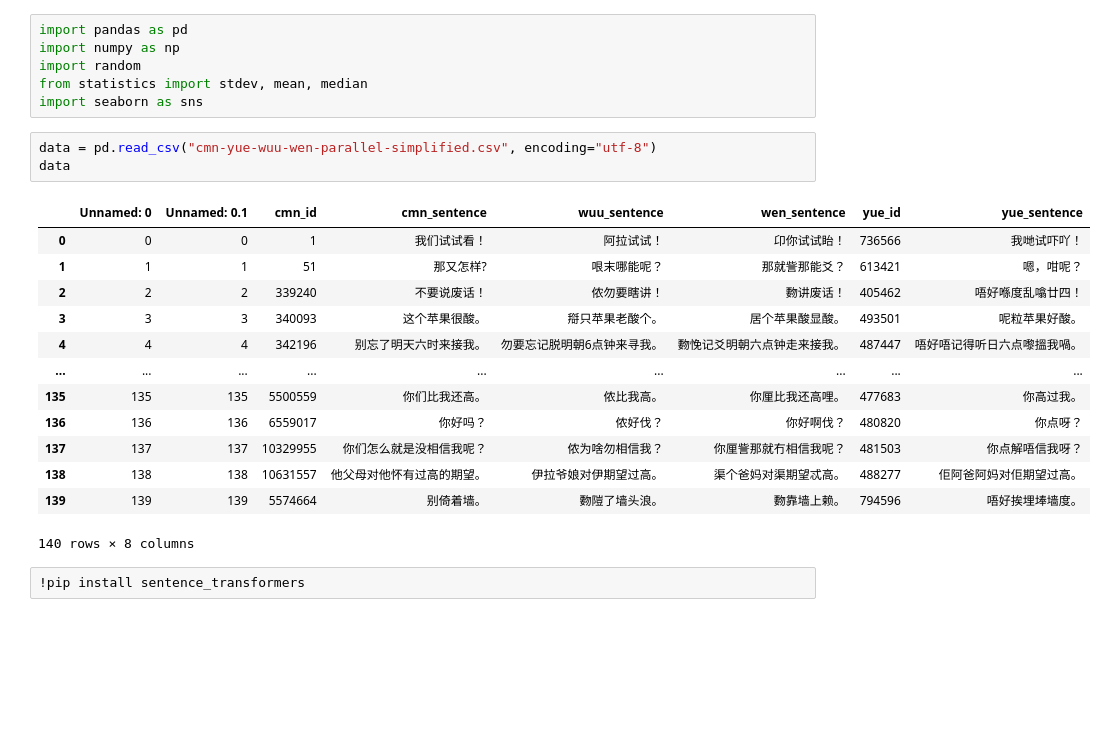
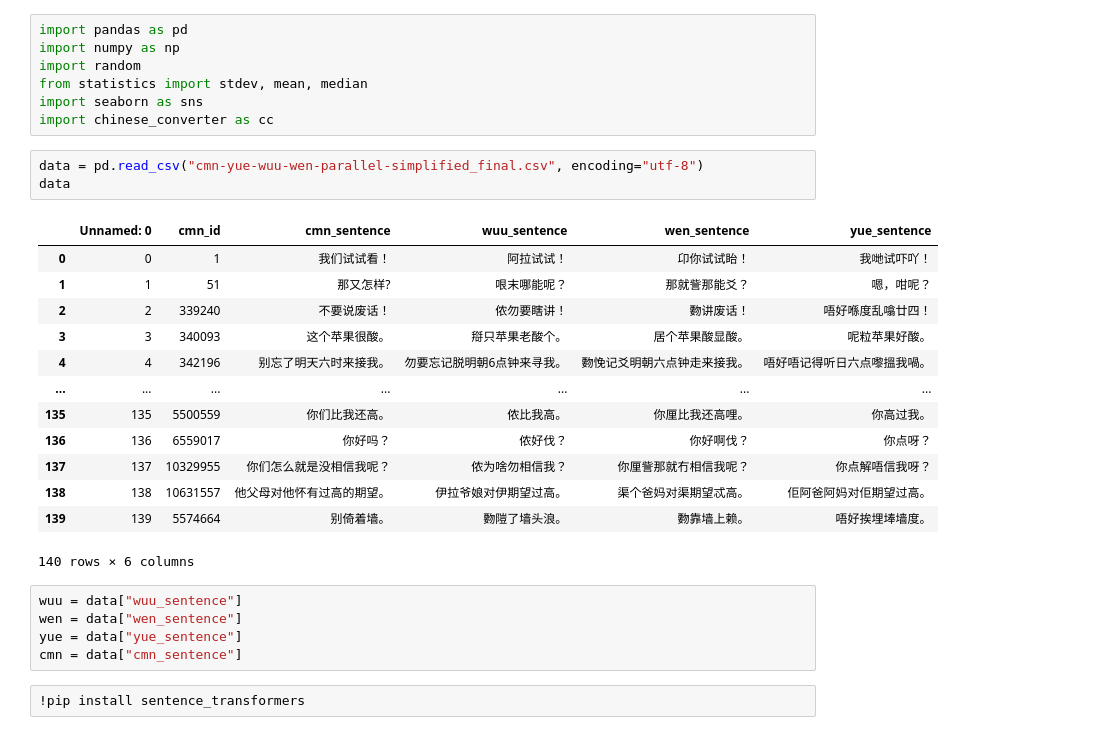
Before and after one commit to lizawang/Investigate-the-relationships-among-four-Chinese-dialects-using-string-similarity-methods, a Jupyter notebook: sentence transformer/Thesis_semanticEmbedding.ipynb, the cells around one changed output. Cells and saved outputs as stored; diff of their text form; blank space fills up the shorter version.

```diff
--- a/sentence transformer/Thesis_semanticEmbedding.ipynb
+++ b/sentence transformer/Thesis_semanticEmbedding.ipynb
@@ -19,23 +20,29 @@ import numpy as np
 import random
 from statistics import stdev, mean, median
 import seaborn as sns
+import chinese_converter as cc
 # %%
-data = pd.read_csv("cmn-yue-wuu-wen-parallel-simplified.csv", encoding="utf-8")
+data = pd.read_csv("cmn-yue-wuu-wen-parallel-simplified_final.csv", encoding="utf-8")
 data
 # %% [output]
-|  | Unnamed: 0 | Unnamed: 0.1 | cmn_id | cmn_sentence | wuu_sentence | wen_sentence | yue_id | yue_sentence |
-| 0 | 0 | 0 | 1 | 我们试试看！ | 阿拉试试！ | 卬你试试眙！ | 736566 | 我哋试吓吖！ |
-| 1 | 1 | 1 | 51 | 那又怎样? | 哏末哪能呢？ | 那就訾那能爻？ | 613421 | 嗯，咁呢？ |
-| 2 | 2 | 2 | 339240 | 不要说废话！ | 侬勿要瞎讲！ | 覅讲废话！ | 405462 | 唔好喺度乱噏廿四！ |
-| 3 | 3 | 3 | 340093 | 这个苹果很酸。 | 搿只苹果老酸个。 | 居个苹果酸显酸。 | 493501 | 呢粒苹果好酸。 |
-| 4 | 4 | 4 | 342196 | 别忘了明天六时来接我。 | 勿要忘记脱明朝6点钟来寻我。 | 覅悗记爻明朝六点钟走来接我。 | 487447 | 唔好唔记得听日六点嚟搵我喎。 |
-| ... | ... | ... | ... | ... | ... | ... | ... | ... |
-| 135 | 135 | 135 | 5500559 | 你们比我还高。 | 侬比我高。 | 你厘比我还高哩。 | 477683 | 你高过我。 |
-| 136 | 136 | 136 | 6559017 | 你好吗？ | 侬好伐？ | 你好啊伐？ | 480820 | 你点呀？ |
-| 137 | 137 | 137 | 10329955 | 你们怎么就是没相信我呢？ | 侬为啥勿相信我？ | 你厘訾那就冇相信我呢？ | 481503 | 你点解唔信我呀？ |
-| 138 | 138 | 138 | 10631557 | 他父母对他怀有过高的期望。 | 伊拉爷娘对伊期望过高。 | 渠个爸妈对渠期望忒高。 | 488277 | 佢阿爸阿妈对佢期望过高。 |
-| 139 | 139 | 139 | 5574664 | 别倚着墙。 | 覅隑了墙头浪。 | 覅靠墙上赖。 | 794596 | 唔好挨埋埲墙度。 |
+|  | Unnamed: 0 | cmn_id | cmn_sentence | wuu_sentence | wen_sentence | yue_sentence |
+| 0 | 0 | 1 | 我们试试看！ | 阿拉试试！ | 卬你试试眙！ | 我哋试吓吖！ |
+| 1 | 1 | 51 | 那又怎样? | 哏末哪能呢？ | 那就訾那能爻？ | 嗯，咁呢？ |
+| 2 | 2 | 339240 | 不要说废话！ | 侬勿要瞎讲！ | 覅讲废话！ | 唔好喺度乱噏廿四！ |
+| 3 | 3 | 340093 | 这个苹果很酸。 | 搿只苹果老酸个。 | 居个苹果酸显酸。 | 呢粒苹果好酸。 |
+| 4 | 4 | 342196 | 别忘了明天六时来接我。 | 勿要忘记脱明朝6点钟来寻我。 | 覅悗记爻明朝六点钟走来接我。 | 唔好唔记得听日六点嚟搵我喎。 |
+| ... | ... | ... | ... | ... | ... | ... |
+| 135 | 135 | 5500559 | 你们比我还高。 | 侬比我高。 | 你厘比我还高哩。 | 你高过我。 |
+| 136 | 136 | 6559017 | 你好吗？ | 侬好伐？ | 你好啊伐？ | 你点呀？ |
+| 137 | 137 | 10329955 | 你们怎么就是没相信我呢？ | 侬为啥勿相信我？ | 你厘訾那就冇相信我呢？ | 你点解唔信我呀？ |
+| 138 | 138 | 10631557 | 他父母对他怀有过高的期望。 | 伊拉爷娘对伊期望过高。 | 渠个爸妈对渠期望忒高。 | 佢阿爸阿妈对佢期望过高。 |
+| 139 | 139 | 5574664 | 别倚着墙。 | 覅隑了墙头浪。 | 覅靠墙上赖。 | 唔好挨埋埲墙度。 |
-140 rows × 8 columns
+140 rows × 6 columns
+# %%
+wuu = data["wuu_sentence"]
+wen = data["wen_sentence"]
+yue = data["yue_sentence"]
+cmn = data["cmn_sentence"]
 # %%
 !pip install sentence_transformers
 # %% [output]
```
Also changed, not shown: parts of 7 cells of this notebook.
